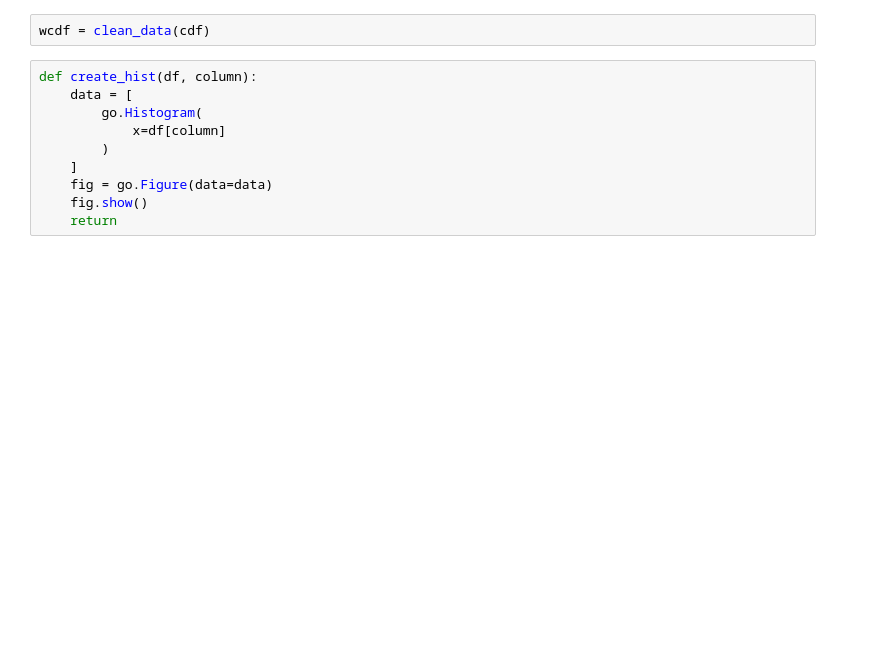
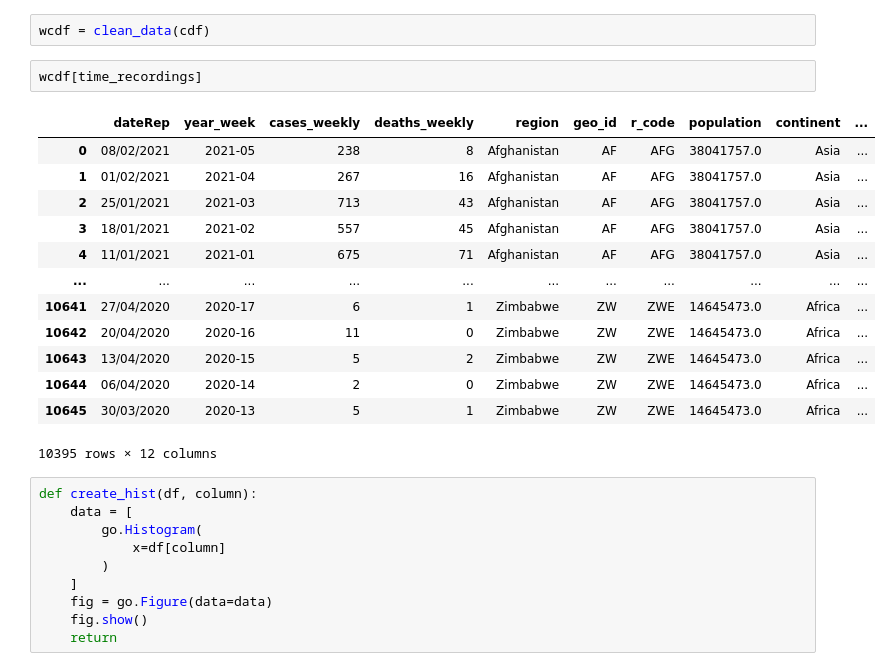
Before and after one commit to paulkittner/fufezan-lab-advanced_python_2020-21_HD, a Jupyter notebook: notebooks/07.e07_COVID_data_wrangling.ipynb, the cells around one changed output. Saved outputs shown, nothing was run; the diff lists cells and outputs as text; blank space fills up the shorter version.

```diff
--- a/notebooks/07.e07_COVID_data_wrangling.ipynb
+++ b/notebooks/07.e07_COVID_data_wrangling.ipynb
@@ -91,6 +91,22 @@ def clean_data(wcdf):
     return wcdf
 # %%
 wcdf = clean_data(cdf)
+# %%
+wcdf[time_recordings]
+# %% [output]
+|  | dateRep | year_week | cases_weekly | deaths_weekly | region | geo_id | r_code | population | continent | ... |
+| 0 | 08/02/2021 | 2021-05 | 238 | 8 | Afghanistan | AF | AFG | 38041757.0 | Asia | ... |
+| 1 | 01/02/2021 | 2021-04 | 267 | 16 | Afghanistan | AF | AFG | 38041757.0 | Asia | ... |
+| 2 | 25/01/2021 | 2021-03 | 713 | 43 | Afghanistan | AF | AFG | 38041757.0 | Asia | ... |
+| 3 | 18/01/2021 | 2021-02 | 557 | 45 | Afghanistan | AF | AFG | 38041757.0 | Asia | ... |
+| 4 | 11/01/2021 | 2021-01 | 675 | 71 | Afghanistan | AF | AFG | 38041757.0 | Asia | ... |
+| ... | ... | ... | ... | ... | ... | ... | ... | ... | ... | ... |
+| 10641 | 27/04/2020 | 2020-17 | 6 | 1 | Zimbabwe | ZW | ZWE | 14645473.0 | Africa | ... |
+| 10642 | 20/04/2020 | 2020-16 | 11 | 0 | Zimbabwe | ZW | ZWE | 14645473.0 | Africa | ... |
+| 10643 | 13/04/2020 | 2020-15 | 5 | 2 | Zimbabwe | ZW | ZWE | 14645473.0 | Africa | ... |
+| 10644 | 06/04/2020 | 2020-14 | 2 | 0 | Zimbabwe | ZW | ZWE | 14645473.0 | Africa | ... |
+| 10645 | 30/03/2020 | 2020-13 | 5 | 1 | Zimbabwe | ZW | ZWE | 14645473.0 | Africa | ... |
+10395 rows × 12 columns
 # %%
 def create_hist(df, column):
     data = [
```
Also changed, not shown: parts of 12 cells of this notebook, 2 other files.
